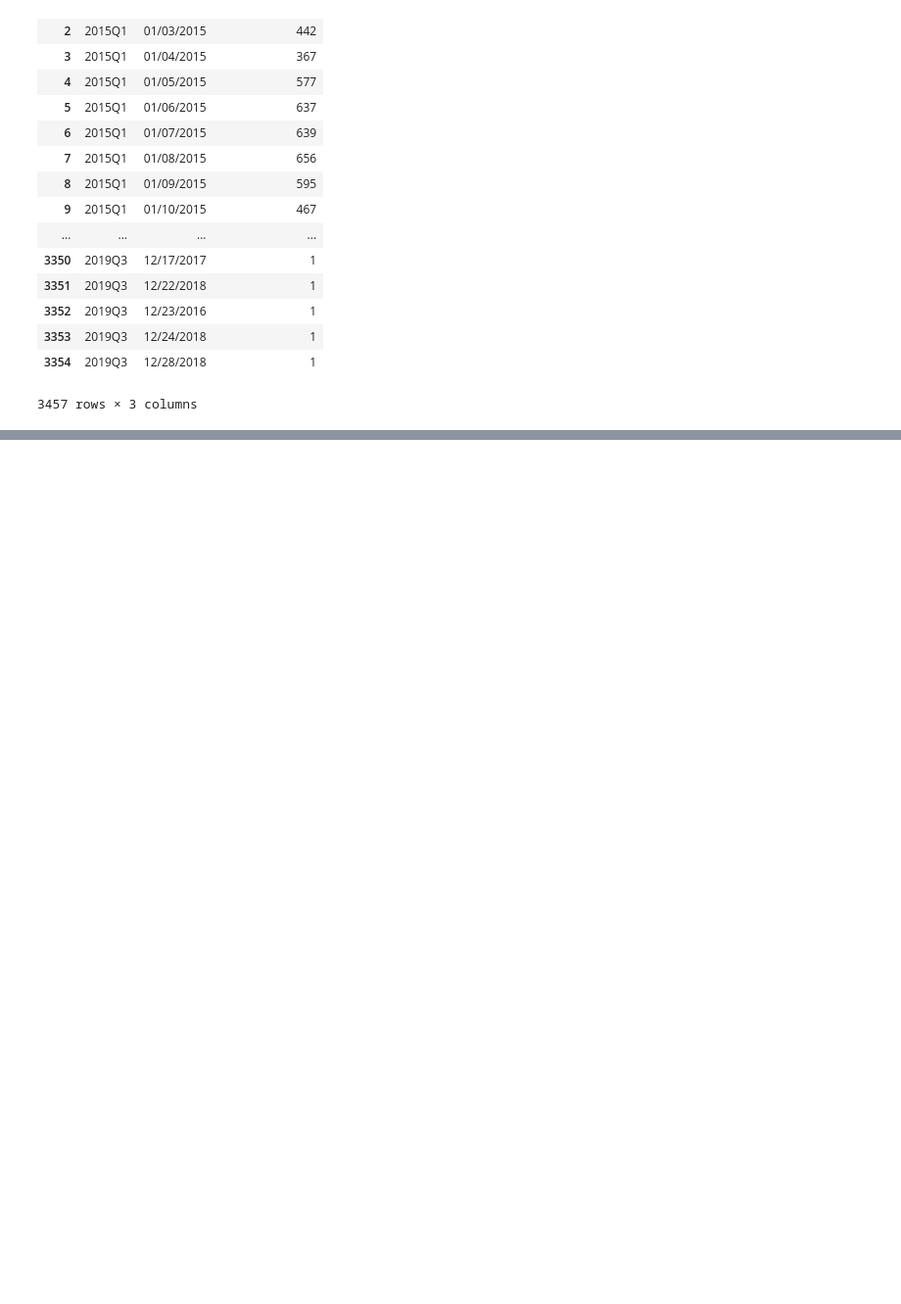
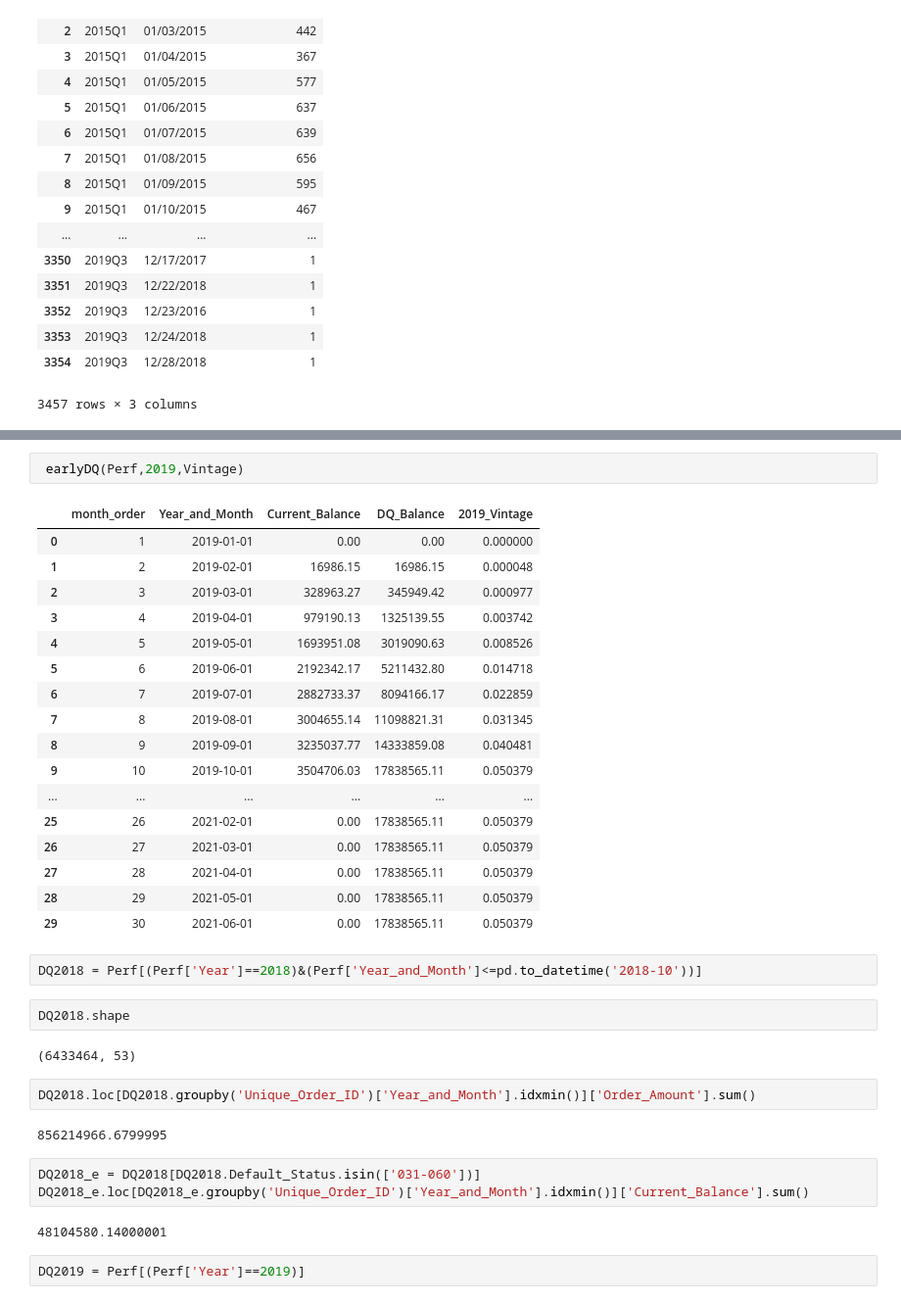
Before and after one commit to XuetingS/PP, a Jupyter notebook: src/12.09.ipynb, the cells around one changed output, grey strips where cells are left out. Shown at 98% size. Saved outputs shown, nothing was run; the diff lists cells and outputs as text; blank space fills up the shorter version.

```diff
--- a/src/12.09.ipynb
+++ b/src/12.09.ipynb
@@ -576,0 +786,37 @@ Perf[(Perf['Payment_Order'] == 1) & (Perf['YQ'] >= pd.Period('2015Q1'))].groupby
+# %%
+ earlyDQ(Perf,2019,Vintage)
+# %% [output]
+|  | month_order | Year_and_Month | Current_Balance | DQ_Balance | 2019_Vintage |
+| 0 | 1 | 2019-01-01 | 0.00 | 0.00 | 0.000000 |
+| 1 | 2 | 2019-02-01 | 16986.15 | 16986.15 | 0.000048 |
+| 2 | 3 | 2019-03-01 | 328963.27 | 345949.42 | 0.000977 |
+| 3 | 4 | 2019-04-01 | 979190.13 | 1325139.55 | 0.003742 |
+| 4 | 5 | 2019-05-01 | 1693951.08 | 3019090.63 | 0.008526 |
+| 5 | 6 | 2019-06-01 | 2192342.17 | 5211432.80 | 0.014718 |
+| 6 | 7 | 2019-07-01 | 2882733.37 | 8094166.17 | 0.022859 |
+| 7 | 8 | 2019-08-01 | 3004655.14 | 11098821.31 | 0.031345 |
+| 8 | 9 | 2019-09-01 | 3235037.77 | 14333859.08 | 0.040481 |
+| 9 | 10 | 2019-10-01 | 3504706.03 | 17838565.11 | 0.050379 |
+| ... | ... | ... | ... | ... | ... |
+| 25 | 26 | 2021-02-01 | 0.00 | 17838565.11 | 0.050379 |
+| 26 | 27 | 2021-03-01 | 0.00 | 17838565.11 | 0.050379 |
+| 27 | 28 | 2021-04-01 | 0.00 | 17838565.11 | 0.050379 |
+| 28 | 29 | 2021-05-01 | 0.00 | 17838565.11 | 0.050379 |
+| 29 | 30 | 2021-06-01 | 0.00 | 17838565.11 | 0.050379 |
+# %%
+DQ2018 = Perf[(Perf['Year']==2018)&(Perf['Year_and_Month']<=pd.to_datetime('2018-10'))]
+# %%
+DQ2018.shape
+# %% [output]
+(6433464, 53)
+# %%
+DQ2018.loc[DQ2018.groupby('Unique_Order_ID')['Year_and_Month'].idxmin()]['Order_Amount'].sum()
+# %% [output]
+856214966.6799995
+# %%
+DQ2018_e = DQ2018[DQ2018.Default_Status.isin(['031-060'])]
+DQ2018_e.loc[DQ2018_e.groupby('Unique_Order_ID')['Year_and_Month'].idxmin()]['Current_Balance'].sum()
+# %% [output]
+48104580.14000001
+# %%
+DQ2019 = Perf[(Perf['Year']==2019)]
```
Also changed, not shown: parts of 54 cells of this notebook.
